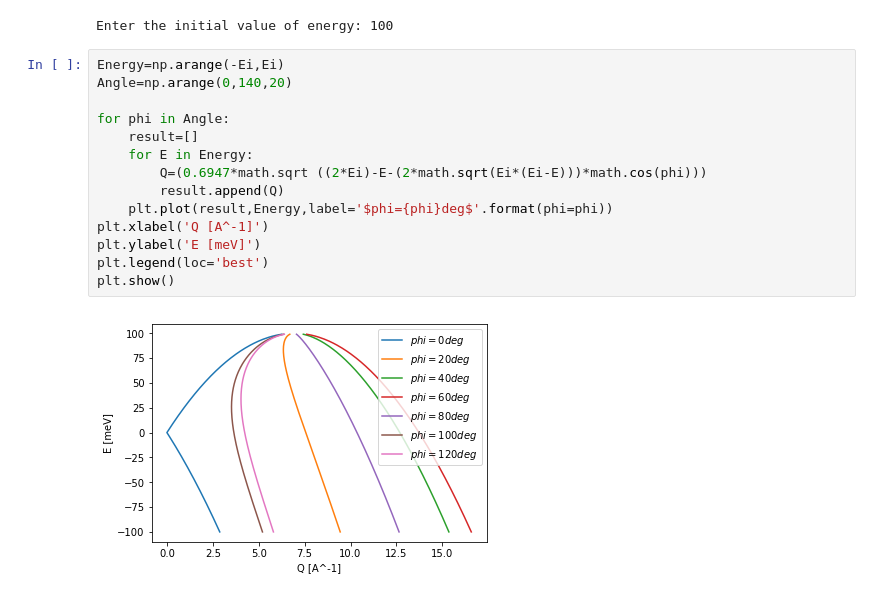
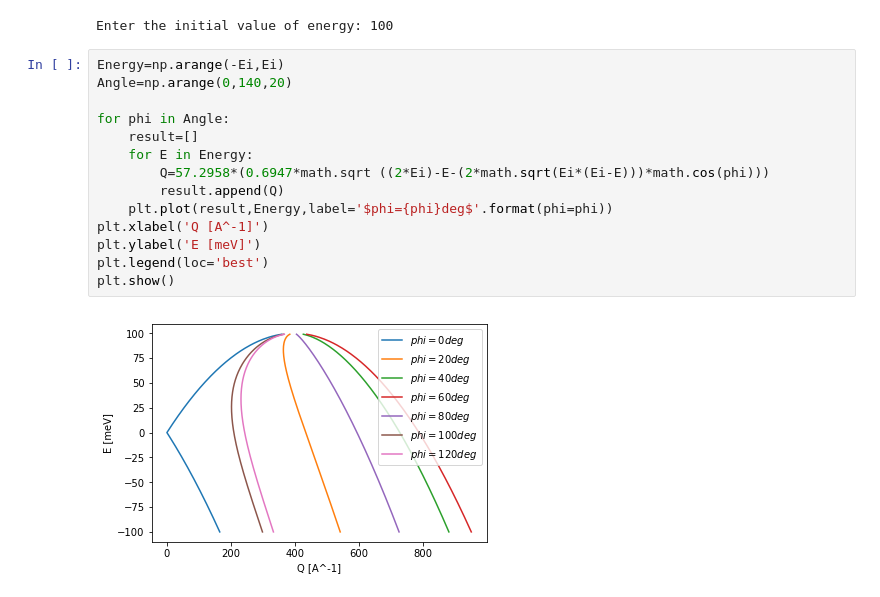
Before and after one commit to Fahima-Islam/sandbox, a Jupyter notebook: powder-dynamical-range.ipynb, the cells around one changed output. Saved outputs shown, nothing was run; the diff lists cells and outputs as text.

```diff
--- a/powder-dynamical-range.ipynb
+++ b/powder-dynamical-range.ipynb
@@ -17,16 +17,16 @@ Enter the initial value of energy: 100
 # %%
 Energy=np.arange(-Ei,Ei)
 Angle=np.arange(0,140,20)
 
 for phi in Angle:
     result=[]
     for E in Energy:
-        Q=(0.6947*math.sqrt ((2*Ei)-E-(2*math.sqrt(Ei*(Ei-E)))*math.cos(phi)))
+        Q=57.2958*(0.6947*math.sqrt ((2*Ei)-E-(2*math.sqrt(Ei*(Ei-E)))*math.cos(phi)))
         result.append(Q)
     plt.plot(result,Energy,label='$phi={phi}deg$'.format(phi=phi))
 plt.xlabel('Q [A^-1]')
 plt.ylabel('E [meV]')
 plt.legend(loc='best')
 plt.show()
 # %% [output]
-[figure, old version]
+[figure, new version]
```
